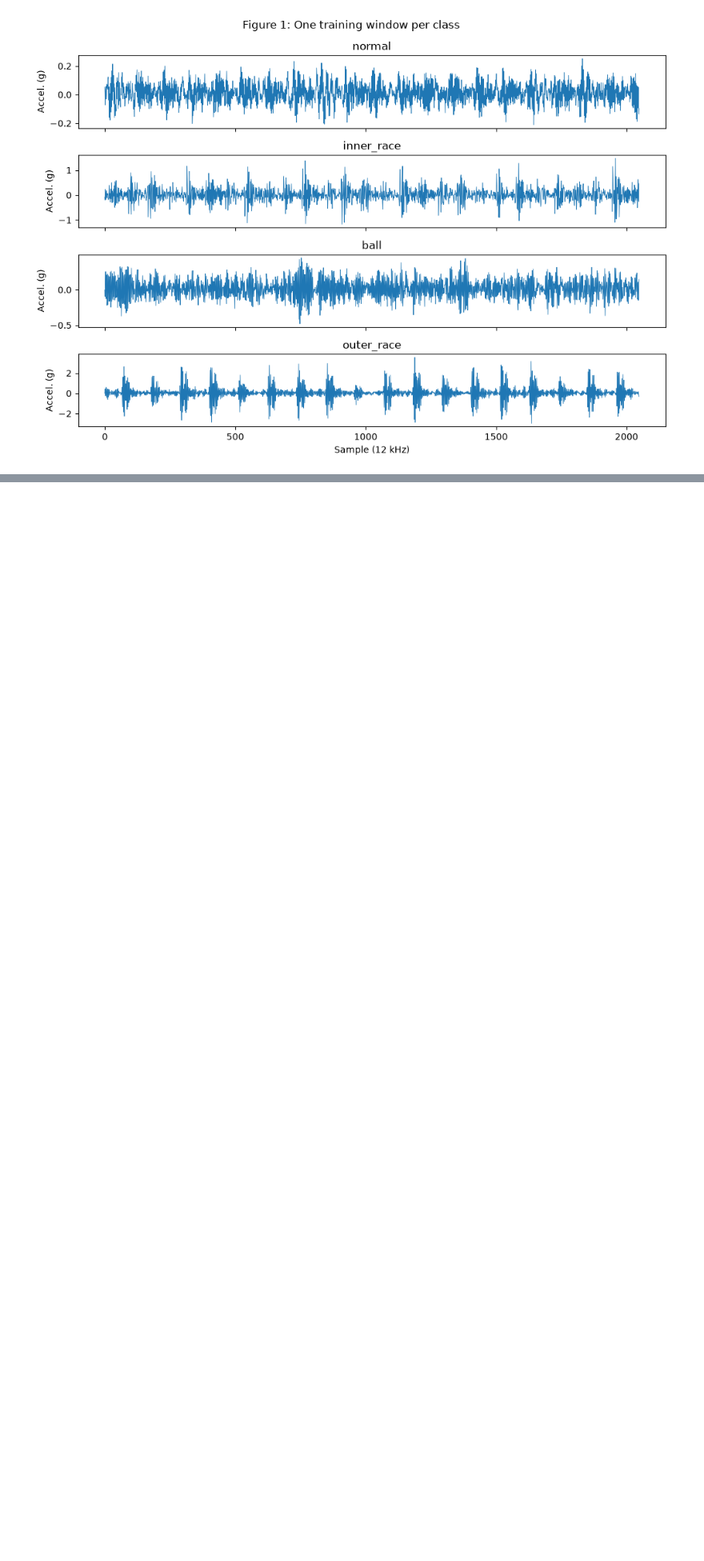
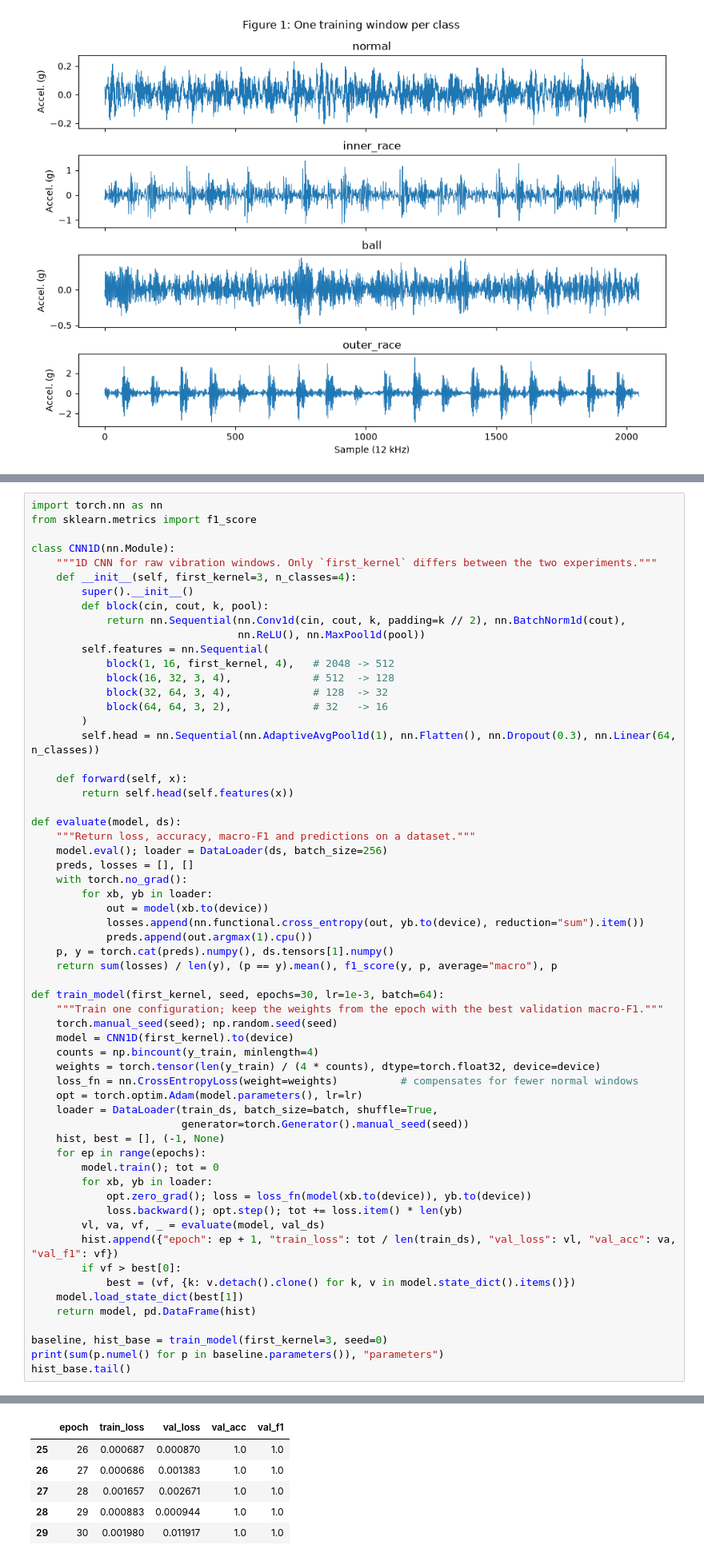
Before and after one commit to MinKhaungMinLwin/bearing-fault-diagnosis-1dcnn, a Jupyter notebook: deep_learning.ipynb, the cells around one changed output, grey strips where cells are left out. Shown at 80% size. Cells and saved outputs as stored; diff of their text form; blank space fills up the shorter version.

Commit message:
feat: Step 4: baseline model and training (Task 3)

```diff
--- a/deep_learning.ipynb
+++ b/deep_learning.ipynb
@@ -145,0 +148,61 @@ plt.suptitle("Figure 1: One training window per class"); plt.tight_layout(); plt
+# %%
+import torch.nn as nn
+from sklearn.metrics import f1_score
+
+class CNN1D(nn.Module):
+    """1D CNN for raw vibration windows. Only `first_kernel` differs between the two experiments."""
+    def __init__(self, first_kernel=3, n_classes=4):
+        super().__init__()
+        def block(cin, cout, k, pool):
+            return nn.Sequential(nn.Conv1d(cin, cout, k, padding=k // 2), nn.BatchNorm1d(cout),
+                                 nn.ReLU(), nn.MaxPool1d(pool))
+        self.features = nn.Sequential(
+            block(1, 16, first_kernel, 4),   # 2048 -> 512
+            block(16, 32, 3, 4),             # 512  -> 128
+            block(32, 64, 3, 4),             # 128  -> 32
+            block(64, 64, 3, 2),             # 32   -> 16
+        )
+        self.head = nn.Sequential(nn.AdaptiveAvgPool1d(1), nn.Flatten(), nn.Dropout(0.3), nn.Linear(64, n_classes))
+
+    def forward(self, x):
+        return self.head(self.features(x))
+
+def evaluate(model, ds):
+    """Return loss, accuracy, macro-F1 and predictions on a dataset."""
+    model.eval(); loader = DataLoader(ds, batch_size=256)
+    preds, losses = [], []
+    with torch.no_grad():
+        for xb, yb in loader:
+            out = model(xb.to(device))
+            losses.append(nn.functional.cross_entropy(out, yb.to(device), reduction="sum").item())
+            preds.append(out.argmax(1).cpu())
+    p, y = torch.cat(preds).numpy(), ds.tensors[1].numpy()
+    return sum(losses) / len(y), (p == y).mean(), f1_score(y, p, average="macro"), p
+
+def train_model(first_kernel, seed, epochs=30, lr=1e-3, batch=64):
+    """Train one configuration; keep the weights from the epoch with the best validation macro-F1."""
+    torch.manual_seed(seed); np.random.seed(seed)
+    model = CNN1D(first_kernel).to(device)
+    counts = np.bincount(y_train, minlength=4)
+    weights = torch.tensor(len(y_train) / (4 * counts), dtype=torch.float32, device=device)
+    loss_fn = nn.CrossEntropyLoss(weight=weights)          # compensates for fewer normal windows
+    opt = torch.optim.Adam(model.parameters(), lr=lr)
+    loader = DataLoader(train_ds, batch_size=batch, shuffle=True,
+                        generator=torch.Generator().manual_seed(seed))
+    hist, best = [], (-1, None)
+    for ep in range(epochs):
+        model.train(); tot = 0
+        for xb, yb in loader:
+            opt.zero_grad(); loss = loss_fn(model(xb.to(device)), yb.to(device))
+            loss.backward(); opt.step(); tot += loss.item() * len(yb)
+        vl, va, vf, _ = evaluate(model, val_ds)
+        hist.append({"epoch": ep + 1, "train_loss": tot / len(train_ds), "val_loss": vl, "val_acc": va, "val_f1": vf})
+        if vf > best[0]:
+            best = (vf, {k: v.detach().clone() for k, v in model.state_dict().items()})
+    model.load_state_dict(best[1])
+    return model, pd.DataFrame(hist)
+
+baseline, hist_base = train_model(first_kernel=3, seed=0)
+print(sum(p.numel() for p in baseline.parameters()), "parameters")
+hist_base.tail()
+# %% [output]
@@ -145,0 +210,6 @@ plt.suptitle("Figure 1: One training window per class"); plt.tight_layout(); plt
+|  | epoch | train_loss | val_loss | val_acc | val_f1 |
+| 25 | 26 | 0.000687 | 0.000870 | 1.0 | 1.0 |
+| 26 | 27 | 0.000686 | 0.001383 | 1.0 | 1.0 |
+| 27 | 28 | 0.001657 | 0.002671 | 1.0 | 1.0 |
+| 28 | 29 | 0.000883 | 0.000944 | 1.0 | 1.0 |
+| 29 | 30 | 0.001980 | 0.011917 | 1.0 | 1.0 |
```
Also changed, not shown: parts of 2 cells of this notebook.
